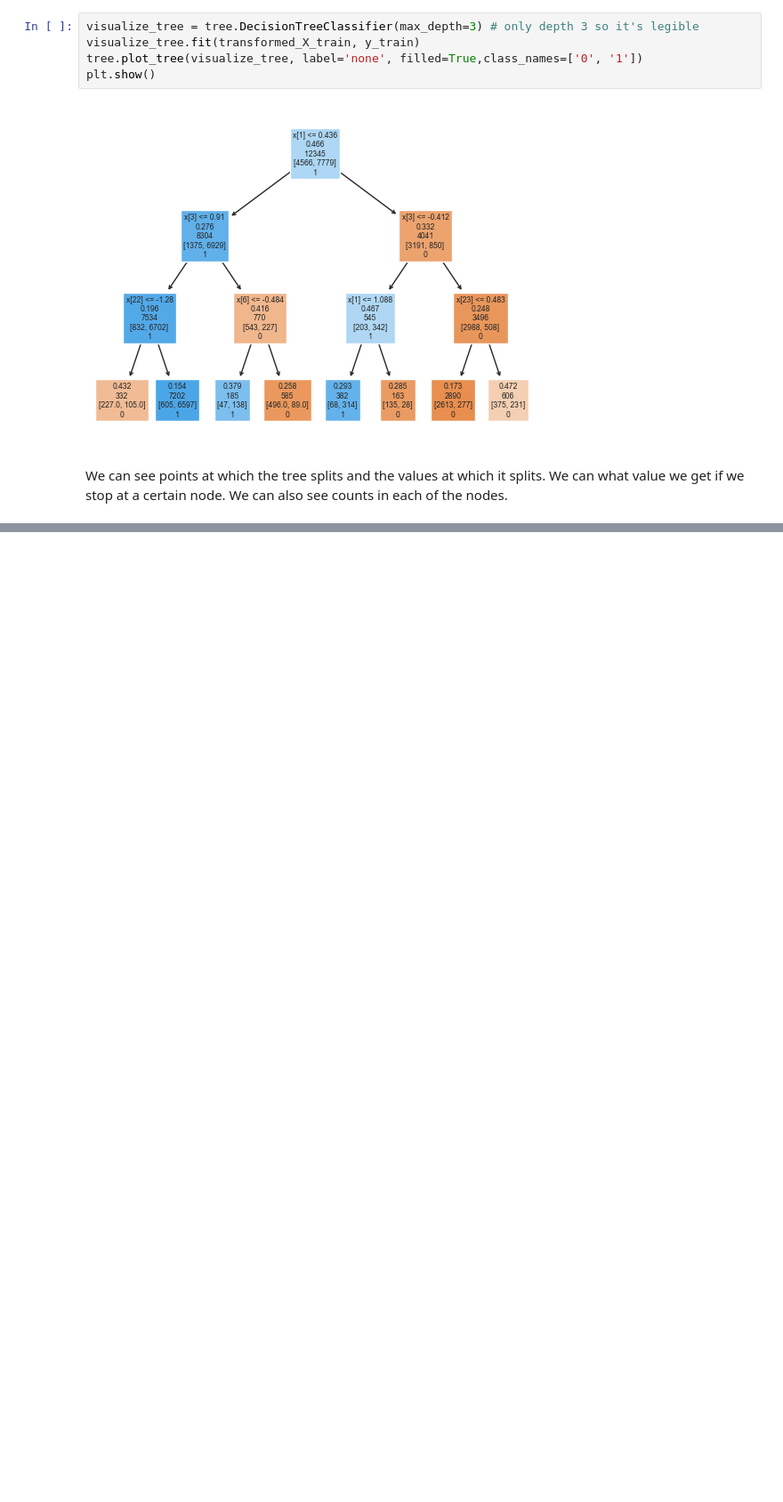
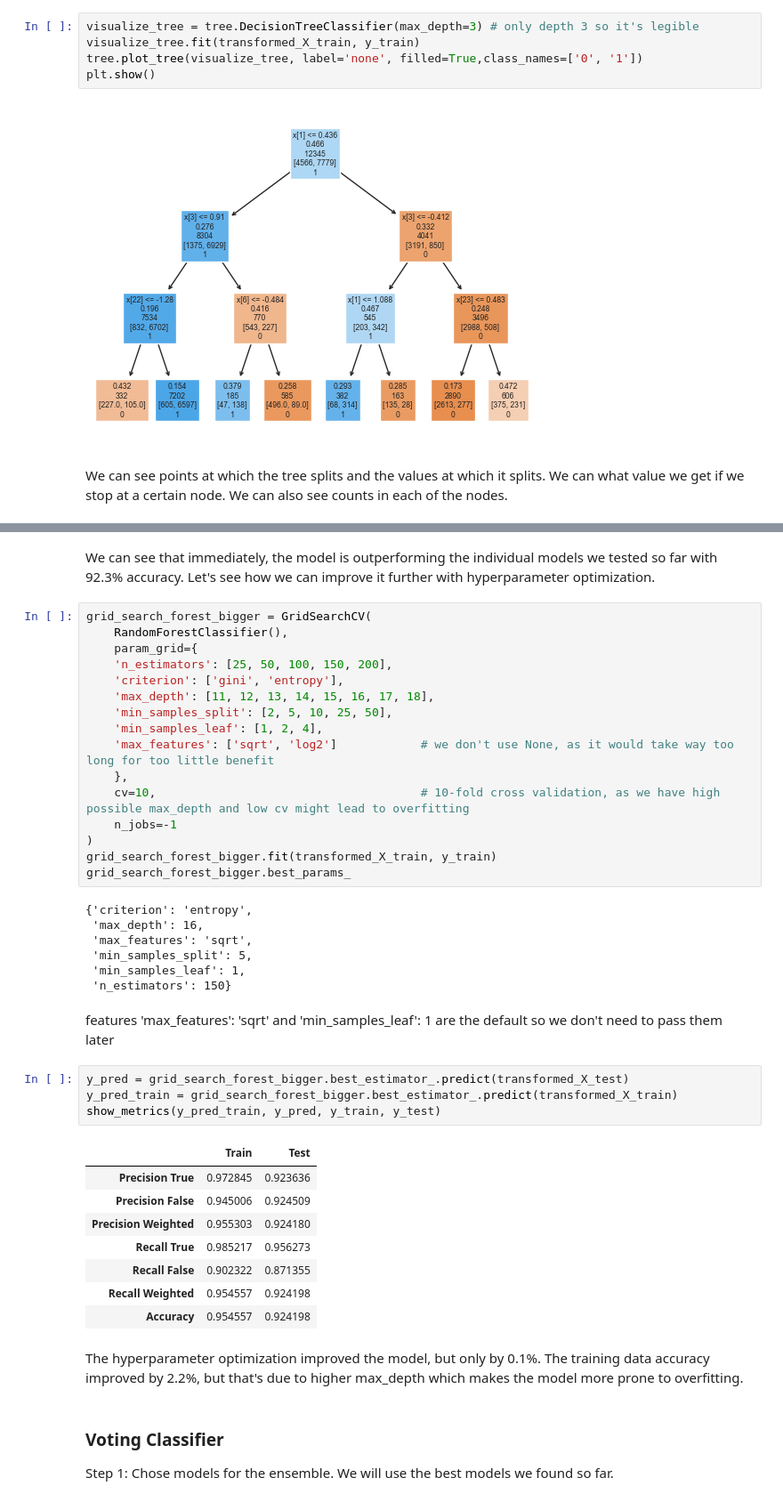
Before and after one commit to MartinH2k3/IAUProject, a Jupyter notebook: Phase3M.ipynb, the cells around one changed output, grey strips where cells are left out. Shown: that part at 89% size. Drawn from its saved outputs; the diff is of its cells as text; blank space fills up the shorter version.

```diff
--- a/Phase3M.ipynb
+++ b/Phase3M.ipynb
@@ -753,0 +805,45 @@ We can see points at which the tree splits and the values at which it splits. We
+# %% [markdown]
+We can see that immediately, the model is outperforming the individual models we tested so far with 92.3% accuracy. Let's see how we can improve it further with hyperparameter optimization.
+# %%
+grid_search_forest_bigger = GridSearchCV(
+    RandomForestClassifier(),
+    param_grid={
+    'n_estimators': [25, 50, 100, 150, 200],
+    'criterion': ['gini', 'entropy'],
+    'max_depth': [11, 12, 13, 14, 15, 16, 17, 18],
+    'min_samples_split': [2, 5, 10, 25, 50],
+    'min_samples_leaf': [1, 2, 4],
+    'max_features': ['sqrt', 'log2']            # we don't use None, as it would take way too long for too little benefit
+    },
+    cv=10,                                      # 10-fold cross validation, as we have high possible max_depth and low cv might lead to overfitting
+    n_jobs=-1
+)
+grid_search_forest_bigger.fit(transformed_X_train, y_train)
+grid_search_forest_bigger.best_params_
+# %% [output]
+{'criterion': 'entropy',
+ 'max_depth': 16,
+ 'max_features': 'sqrt',
+ 'min_samples_split': 5,
+ 'min_samples_leaf': 1,
+ 'n_estimators': 150}
+# %% [markdown]
+features 'max_features': 'sqrt' and 'min_samples_leaf': 1 are the default so we don't need to pass them later
+# %%
+y_pred = grid_search_forest_bigger.best_estimator_.predict(transformed_X_test)
+y_pred_train = grid_search_forest_bigger.best_estimator_.predict(transformed_X_train)
+show_metrics(y_pred_train, y_pred, y_train, y_test)
+# %% [output]
+|  | Train | Test |
+| Precision True | 0.972845 | 0.923636 |
+| Precision False | 0.945006 | 0.924509 |
+| Precision Weighted | 0.955303 | 0.924180 |
+| Recall True | 0.985217 | 0.956273 |
+| Recall False | 0.902322 | 0.871355 |
+| Recall Weighted | 0.954557 | 0.924198 |
+| Accuracy | 0.954557 | 0.924198 |
+# %% [markdown]
+The hyperparameter optimization improved the model, but only by 0.1%. The training data accuracy improved by 2.2%, but that's due to higher max_depth which makes the model more prone to overfitting.
+# %% [markdown]
+### Voting Classifier
+Step 1: Chose models for the ensemble. We will use the best models we found so far.
```
Also changed, not shown: parts of 33 cells of this notebook.
